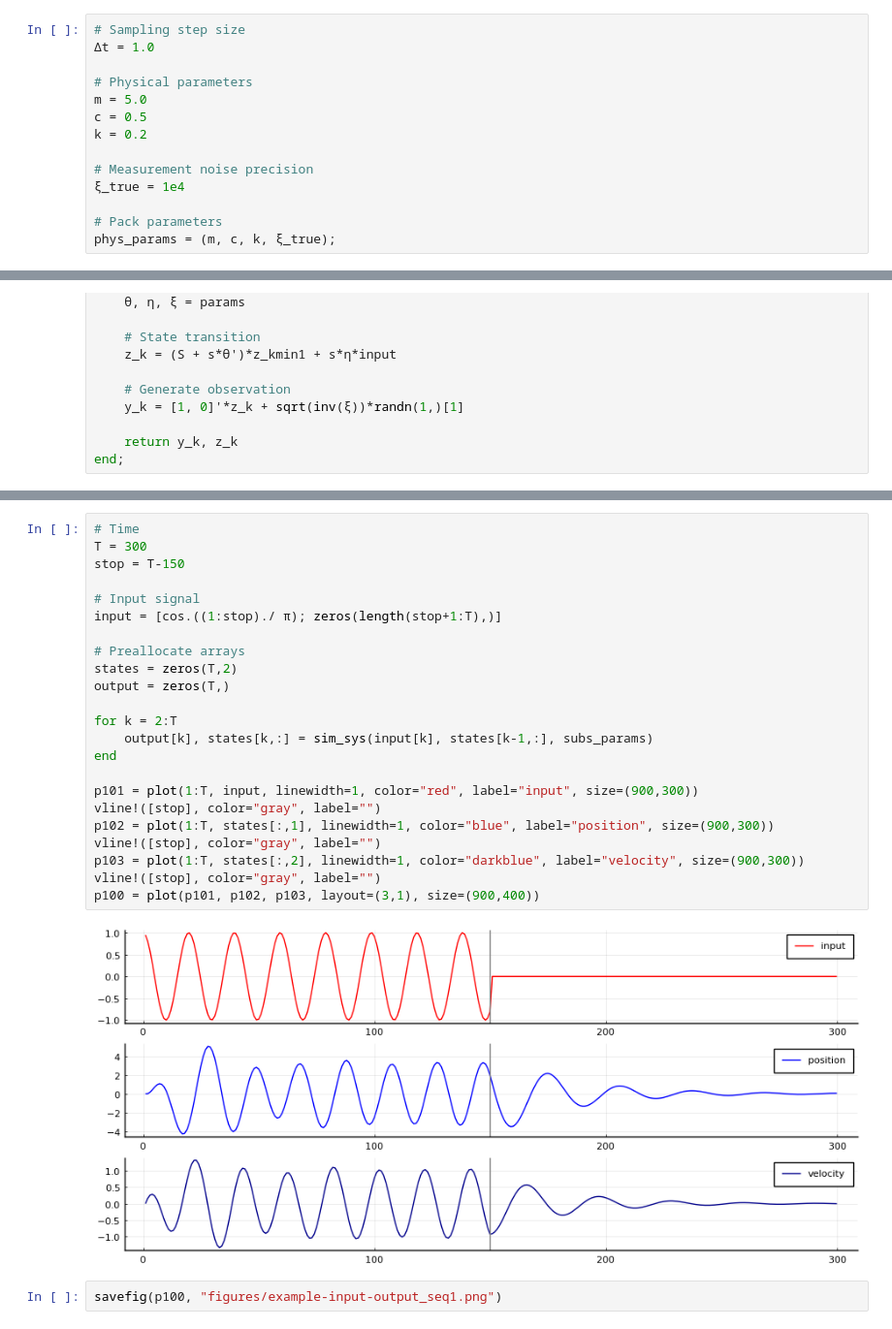
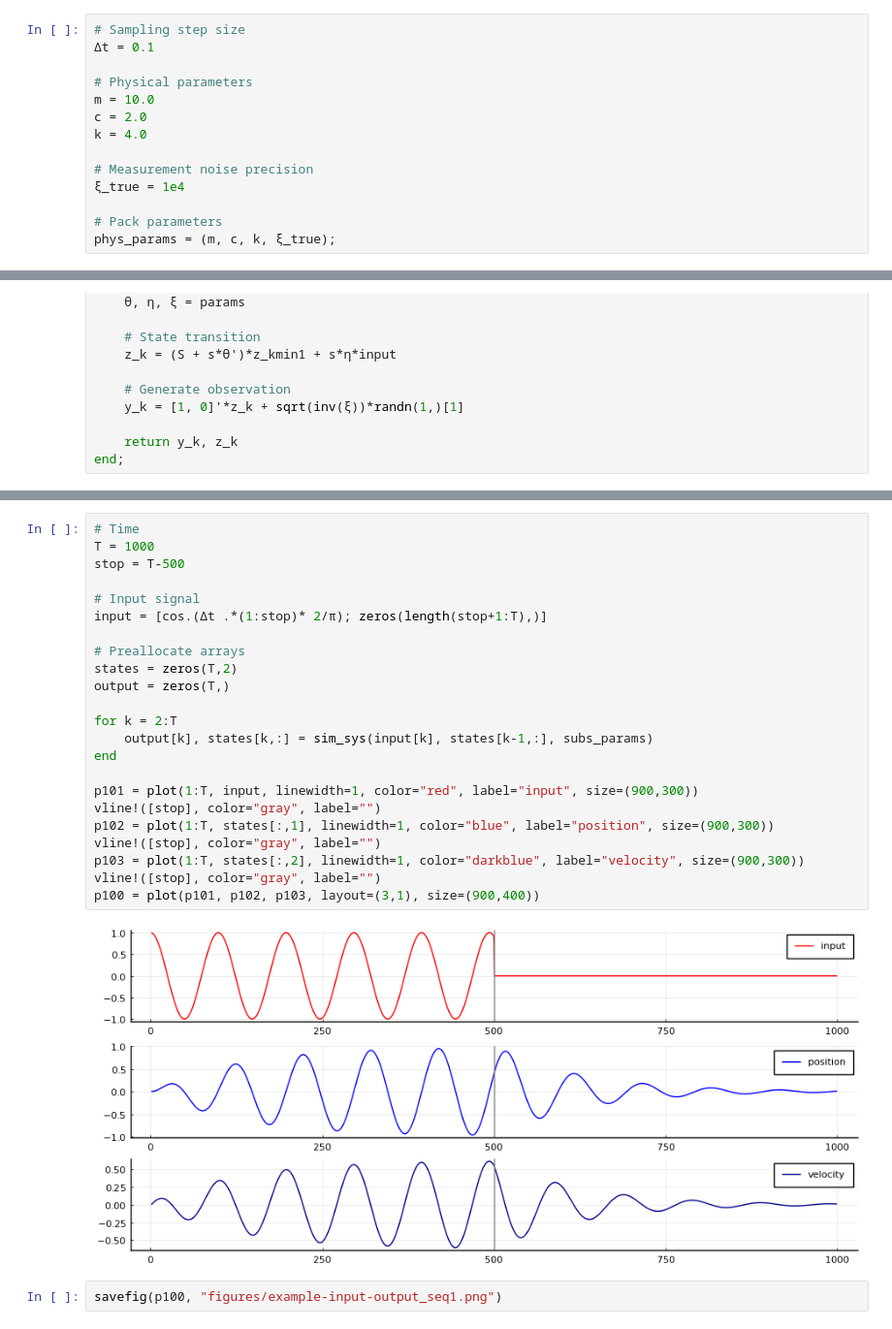
Before and after one commit to wmkouw/actinf-oscillator, a Jupyter notebook: demo_ActInf-GFX-oscillator.ipynb, the cells around one changed output, grey strips where cells are left out. Shown: that part at 97% size. Drawn from its saved outputs; the diff is of its cells as text.

```diff
--- a/demo_ActInf-GFX-oscillator.ipynb
+++ b/demo_ActInf-GFX-oscillator.ipynb
@@ -67,12 +67,12 @@ using Colors
 pyplot();
 # %%
 # Sampling step size
-Δt = 1.0
+Δt = 0.1
 
 # Physical parameters
-m = 5.0
-c = 0.5
-k = 0.2
+m = 10.0
+c = 2.0
+k = 4.0
 
 # Measurement noise precision
 ξ_true = 1e4
@@ -132,28 +132,28 @@ subs_params = (θ_true, η_true, ξ_true)
 # %%
 # Time
-T = 300
-stop = T-150
+T = 1000
+stop = T-500
 
 # Input signal
-input = [cos.((1:stop)./ π); zeros(length(stop+1:T),)]
+input = [cos.(Δt .*(1:stop)* 2/π); zeros(length(stop+1:T),)]
 
 # Preallocate arrays
 states = zeros(T,2)
 output = zeros(T,)
 
 for k = 2:T
     output[k], states[k,:] = sim_sys(input[k], states[k-1,:], subs_params)
 end
 
 p101 = plot(1:T, input, linewidth=1, color="red", label="input", size=(900,300))
 vline!([stop], color="gray", label="")
 p102 = plot(1:T, states[:,1], linewidth=1, color="blue", label="position", size=(900,300))
 vline!([stop], color="gray", label="")
 p103 = plot(1:T, states[:,2], linewidth=1, color="darkblue", label="velocity", size=(900,300))
 vline!([stop], color="gray", label="")
 p100 = plot(p101, p102, p103, layout=(3,1), size=(900,400))
 # %% [output]
-[figure, old version]
+[figure, new version]
 # %%
 savefig(p100, "figures/example-input-output_seq1.png")
 # %% [markdown]
```
Also changed, not shown: parts of 20 cells of this notebook, 5 other files.
